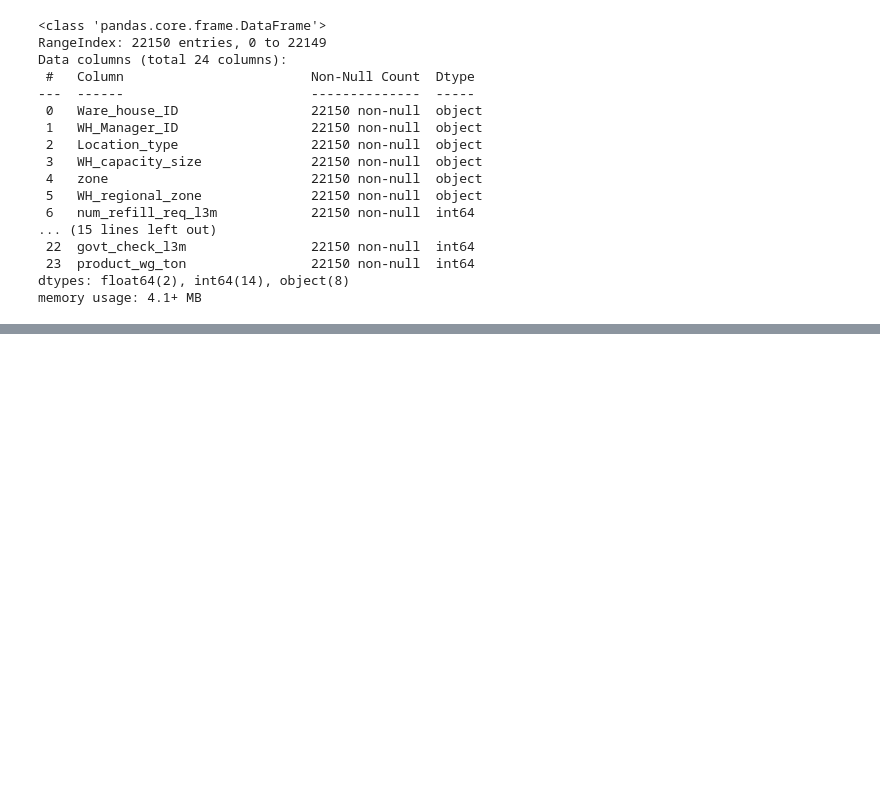
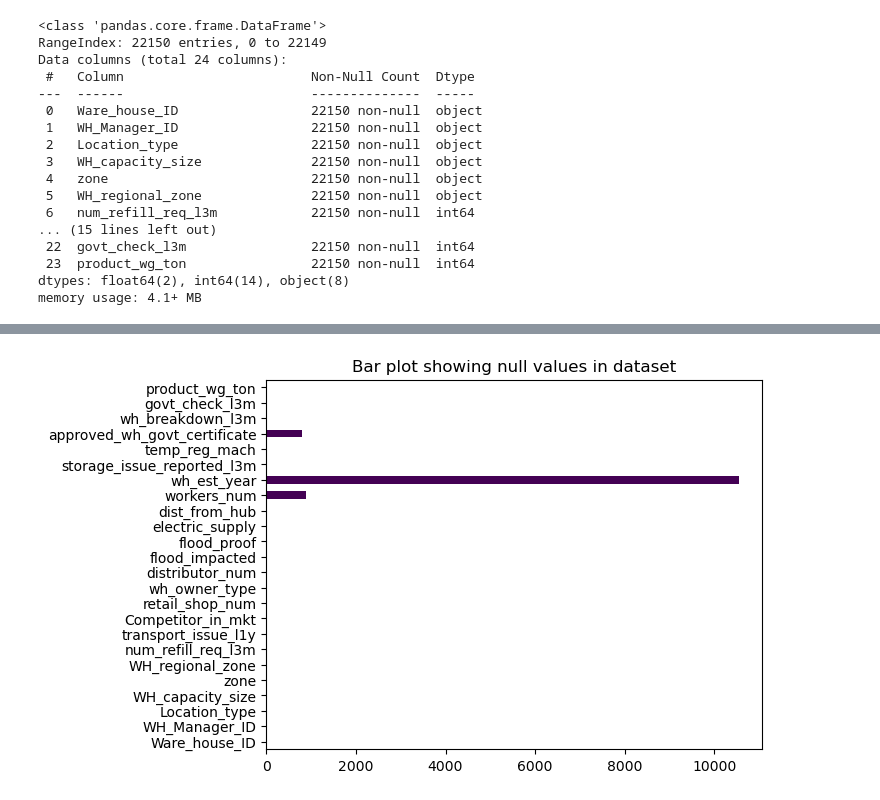
Before and after one commit to vikasmishra0921/SupplyChain, a Jupyter notebook: model.ipynb, the cells around one changed output, grey strips where cells are left out. Saved outputs shown, nothing was run; the diff lists cells and outputs as text; code cells hidden in the pictures; blank space fills up the shorter version.

```diff
--- a/model.ipynb
+++ b/model.ipynb
@@ -53,0 +68,7 @@ memory usage: 4.1+ MB
+# %%
+# Cheking the null values in dataset
+df.isnull().sum().plot(kind ='barh',cmap ='viridis')
+plt.title('Bar plot showing null values in dataset')
+plt.show()
+# %% [output]
+[figure, added]
```
Also changed, not shown: parts of 5 cells of this notebook.
